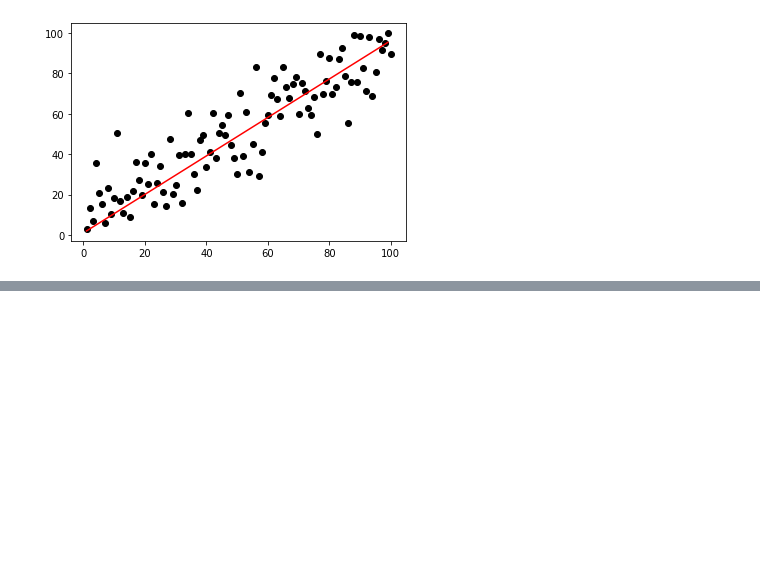
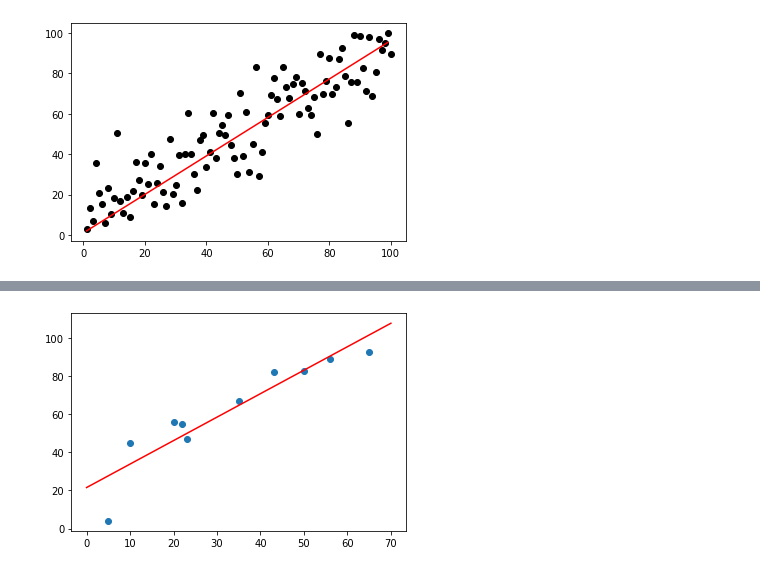
Before and after one commit to Coastpure/Intro-to-ML-with-Python, a Jupyter notebook: linearReg.ipynb, the cells around one changed output, grey strips where cells are left out. Saved outputs shown, nothing was run; the diff lists cells and outputs as text; code cells hidden in the pictures; blank space fills up the shorter version.

```diff
--- a/linearReg.ipynb
+++ b/linearReg.ipynb
@@ -85,0 +134,2 @@ Epoch: 250
+# %%
+time_train, time_test, score_train, score_test= train_test_split(time_studied, scores, test_size=0.2)
@@ -85,0 +144,6 @@ Epoch: 250
+# %%
+plt.scatter(time_train, score_train)
+plt.plot(np.linspace(0,70,100).reshape(-1,1), model.predict(np.linspace(0,70,100).reshape(-1,1)), 'r')
+plt.show()
+# %% [output]
+[figure, added]
```
Also changed, not shown: parts of 18 cells of this notebook.
